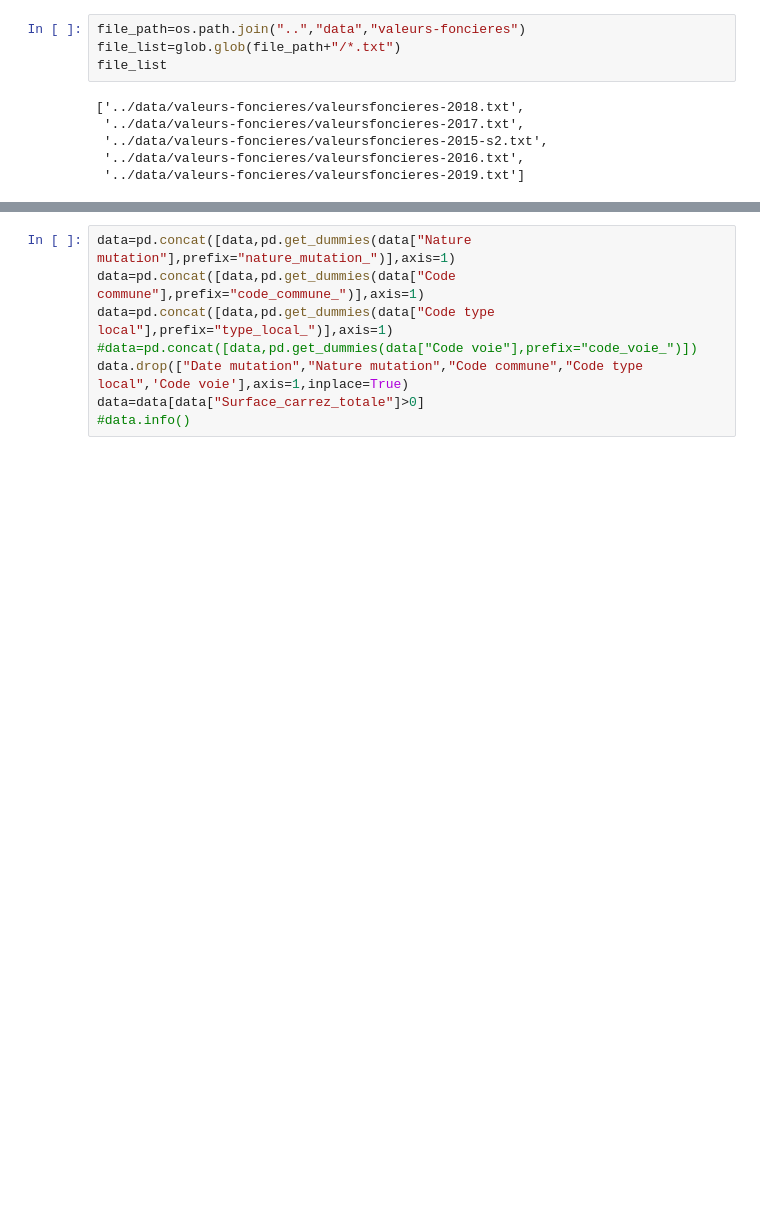
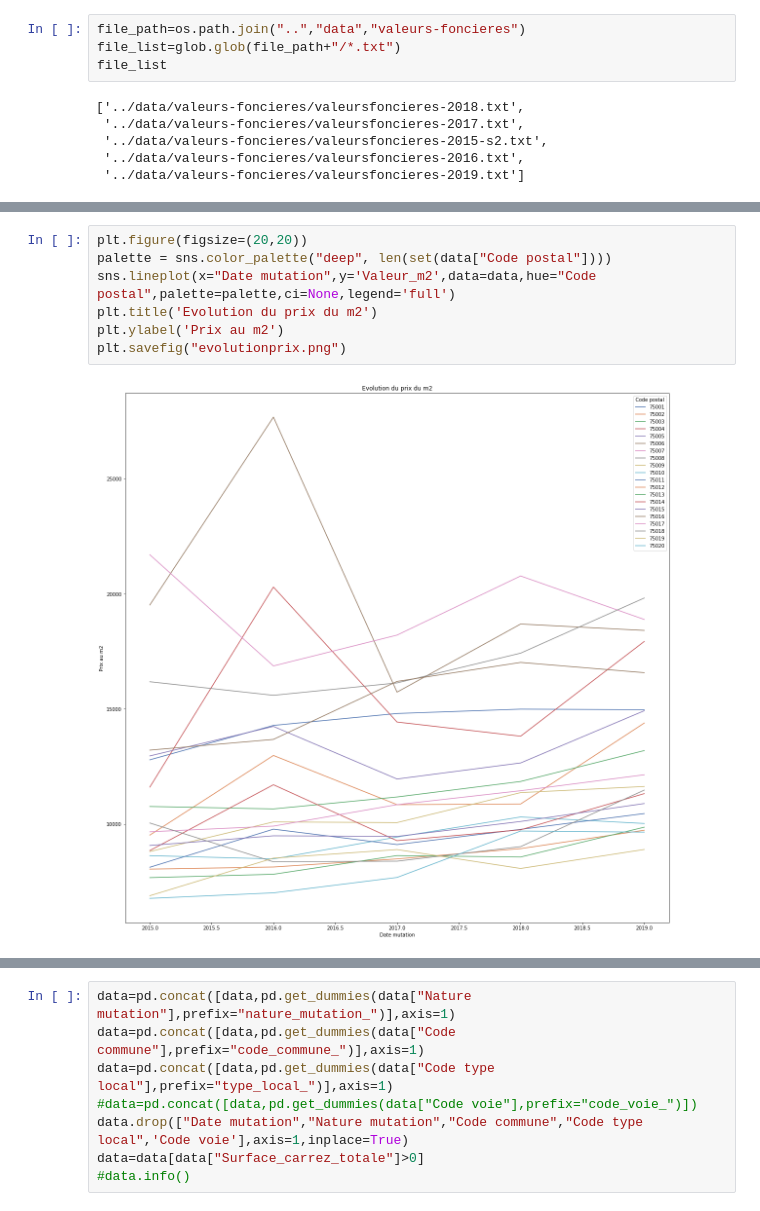
Before and after one commit to Laoban-man/immobilier-francais, a Jupyter notebook: Runthrough.ipynb, the cells around one changed output, grey strips where cells are left out. Drawn from its saved outputs; the diff is of its cells as text; blank space fills up the shorter version.

```diff
--- a/Runthrough.ipynb
+++ b/Runthrough.ipynb
@@ -32,0 +80,9 @@ data=data_main[['Date mutation', 'Nature mutation', 'Valeur fonciere', 'No voie'
+# %%
+plt.figure(figsize=(20,20))
+palette = sns.color_palette("deep", len(set(data["Code postal"])))
+sns.lineplot(x="Date mutation",y='Valeur_m2',data=data,hue="Code postal",palette=palette,ci=None,legend='full')
+plt.title('Evolution du prix du m2')
+plt.ylabel('Prix au m2')
+plt.savefig("evolutionprix.png")
+# %% [output]
+[figure, added]
```
Also changed, not shown: parts of 22 cells of this notebook, 25 other files.
